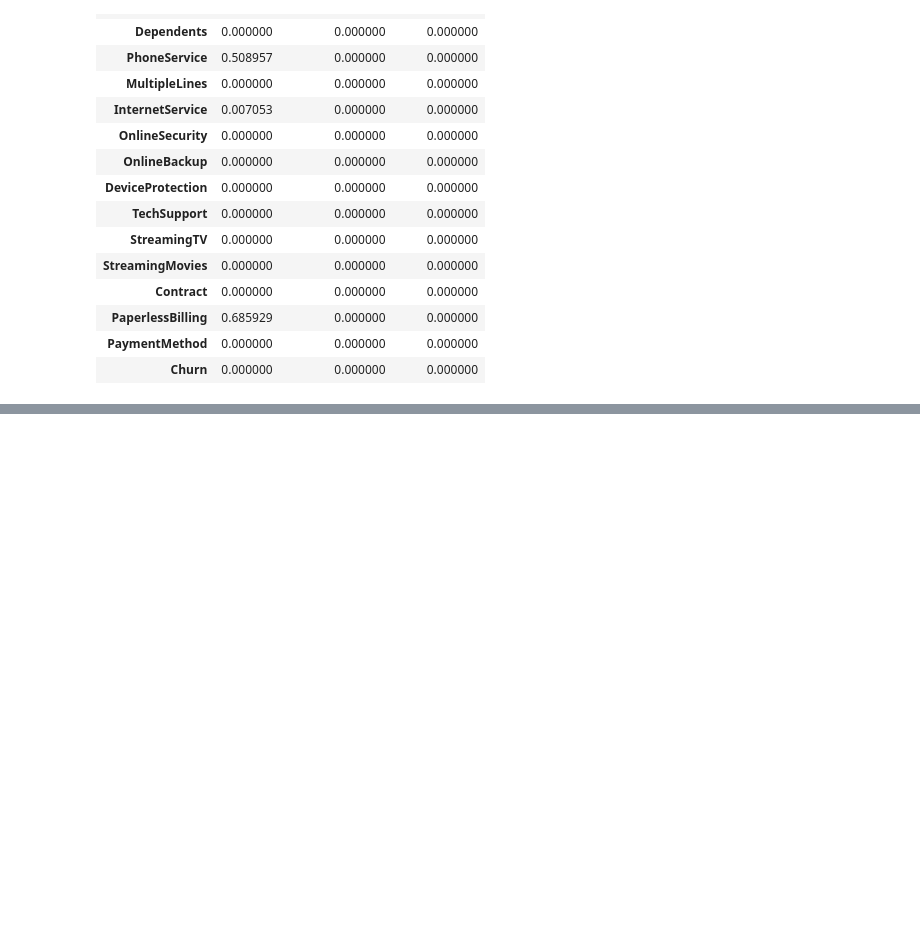
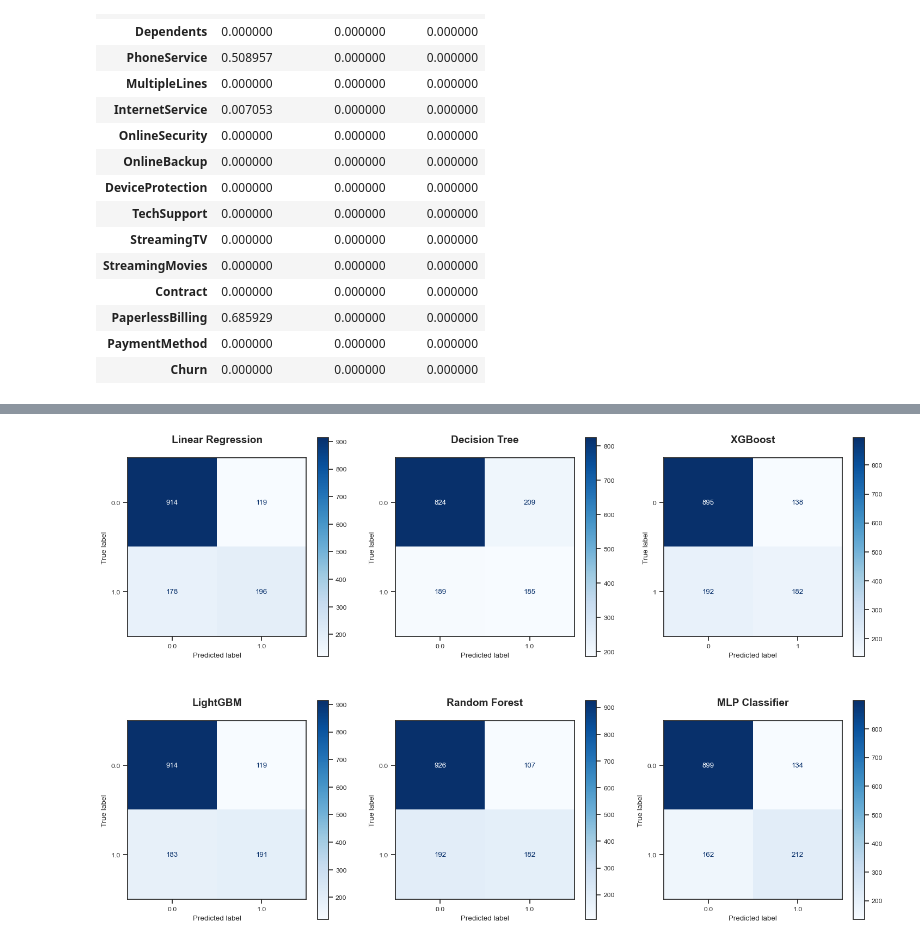
Before and after one commit to guipradow/churn_prediction, a Jupyter notebook: churn_prediction.ipynb, the cells around one changed output, grey strips where cells are left out. Cells and saved outputs as stored; diff of their text form; code cells hidden in the pictures; blank space fills up the shorter version.

```diff
--- a/churn_prediction.ipynb
+++ b/churn_prediction.ipynb
@@ -354,0 +551,3 @@ df_association.apply(pd.to_numeric).T.style.background_gradient(cmap="Reds")
+# %%
+rf = RandomForestClassifier(random_state=0, n_jobs=-1)
+rf.fit(X_train, y_train)
@@ -354,0 +558,3 @@ df_association.apply(pd.to_numeric).T.style.background_gradient(cmap="Reds")
+# %%
+MLP = MLPClassifier(random_state=0)
+MLP.fit(X_train, y_train)
@@ -354,0 +565,22 @@ df_association.apply(pd.to_numeric).T.style.background_gradient(cmap="Reds")
+# %%
+def evaluate_model(model):
+    y_pred = model.predict(X_test)
+    acc = metrics.accuracy_score(y_pred, y_test)
+    bal_acc = metrics.balanced_accuracy_score(y_pred, y_test)
+    recall = metrics.recall_score(y_pred, y_test)
+    precision = metrics.precision_score(y_pred, y_test)
+    f1 = metrics.f1_score(y_pred, y_test)
+    ROC = metrics.roc_auc_score(y_pred, y_test)
+
+    results = {"accuracy": acc,
+               "balanced_accuracy": bal_acc,
+               "recall": recall,
+               "precision": precision,
+               "f1_score": f1,
+               "ROC": ROC}
+    return pd.DataFrame(results, index=[0]).T
+
+def confusion_matrix(model, ax):
+    return metrics.ConfusionMatrixDisplay.from_estimator(model, X_test, y_test,
+                                                         labels=model.classes_,
+                                                         cmap="Blues", ax=ax);
@@ -354,0 +589,9 @@ df_association.apply(pd.to_numeric).T.style.background_gradient(cmap="Reds")
+# %%
+models = [lr, dtree, xgb_, lgb_, rf, MLP]
+evaluated_models = [evaluate_model(x) for x in models]
+model_names = ["Linear Regression",
+               "Decision Tree",
+               "XGBoost",
+               "LightGBM",
+               "Random Forest",
+               "MLP Classifier"]
@@ -354,0 +650,7 @@ df_association.apply(pd.to_numeric).T.style.background_gradient(cmap="Reds")
+# %%
+fig, axes = plt.subplots(figsize=(18, 11.5), nrows=2, ncols=3)
+for model, name, ax in zip(models, model_names, axes.flatten()):
+    ax.set_title(name)
+    confusion_matrix(model, ax)
+# %% [output]
+[figure, added]
```
Also changed, not shown: parts of 33 cells of this notebook.
